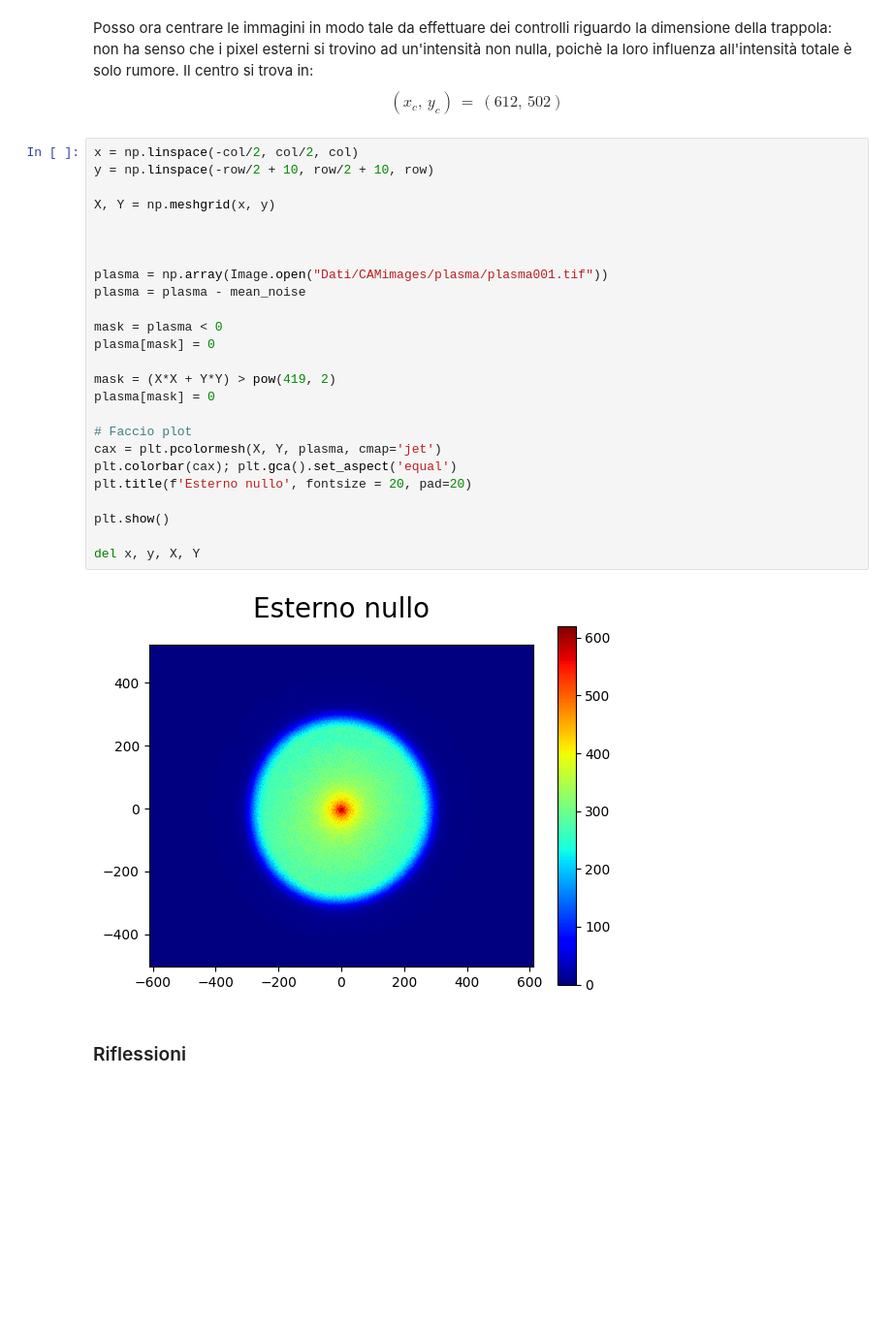
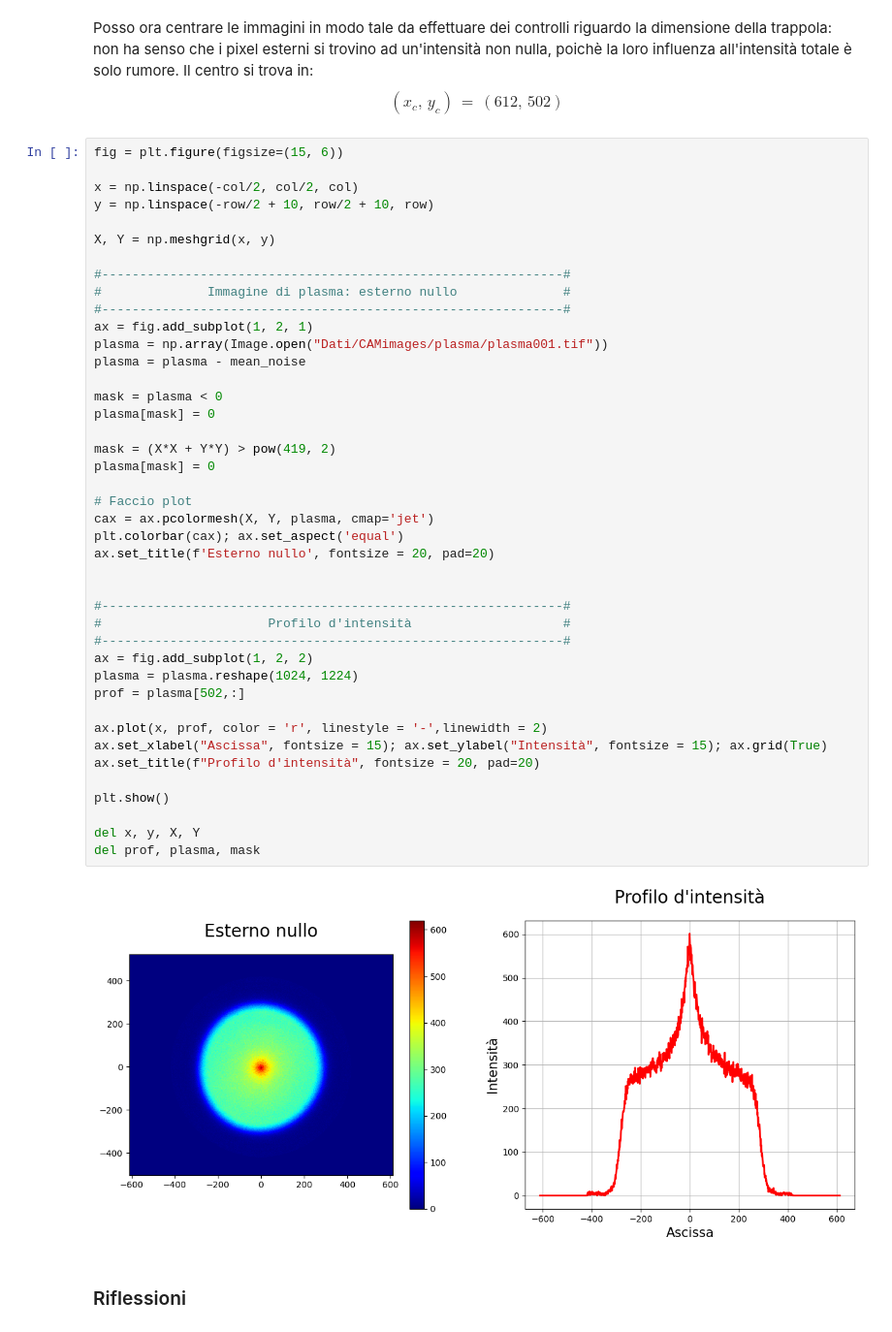
Before and after one commit to Negrini085/LaboPlasmi, a Jupyter notebook: Esperienze/Esperienza 0/esp0.ipynb, the cells around one changed output. Shown at 97% size. Drawn from its saved outputs; the diff is of its cells as text; blank space fills up the shorter version.

```diff
--- a/Esperienze/Esperienza 0/esp0.ipynb
+++ b/Esperienze/Esperienza 0/esp0.ipynb
@@ -92,30 +92,47 @@ del x, y, X, Y
 Posso ora centrare le immagini in modo tale da effettuare dei controlli riguardo la dimensione della trappola: non ha senso che i pixel esterni si trovino ad un'intensità non nulla, poichè la loro influenza all'intensità totale è solo rumore. Il centro si trova in:
 $$\left(x_c,\,y_c\right)\,=\,\left(612,\,502\right)$$
 # %%
+fig = plt.figure(figsize=(15, 6))
+
 x = np.linspace(-col/2, col/2, col)
 y = np.linspace(-row/2 + 10, row/2 + 10, row)
 
 X, Y = np.meshgrid(x, y)
 
-
-
+#-------------------------------------------------------------#
+#              Immagine di plasma: esterno nullo              #
+#-------------------------------------------------------------#
+ax = fig.add_subplot(1, 2, 1)
 plasma = np.array(Image.open("Dati/CAMimages/plasma/plasma001.tif"))
 plasma = plasma - mean_noise
 
 mask = plasma < 0
 plasma[mask] = 0
 
 mask = (X*X + Y*Y) > pow(419, 2)
 plasma[mask] = 0
 
 # Faccio plot
-cax = plt.pcolormesh(X, Y, plasma, cmap='jet')
-plt.colorbar(cax); plt.gca().set_aspect('equal')
-plt.title(f'Esterno nullo', fontsize = 20, pad=20)
+cax = ax.pcolormesh(X, Y, plasma, cmap='jet')
+plt.colorbar(cax); ax.set_aspect('equal')
+ax.set_title(f'Esterno nullo', fontsize = 20, pad=20)
+
+
+#-------------------------------------------------------------#
+#                      Profilo d'intensità                    #
+#-------------------------------------------------------------#
+ax = fig.add_subplot(1, 2, 2)
+plasma = plasma.reshape(1024, 1224)
+prof = plasma[502,:]
+
+ax.plot(x, prof, color = 'r', linestyle = '-',linewidth = 2)
+ax.set_xlabel("Ascissa", fontsize = 15); ax.set_ylabel("Intensità", fontsize = 15); ax.grid(True)
+ax.set_title(f"Profilo d'intensità", fontsize = 20, pad=20)
 
 plt.show()
 
 del x, y, X, Y
+del prof, plasma, mask
 # %% [output]
-[figure, old version]
+[figure, new version]
 # %% [markdown]
```
Also changed, not shown: parts of 2 cells of this notebook.
